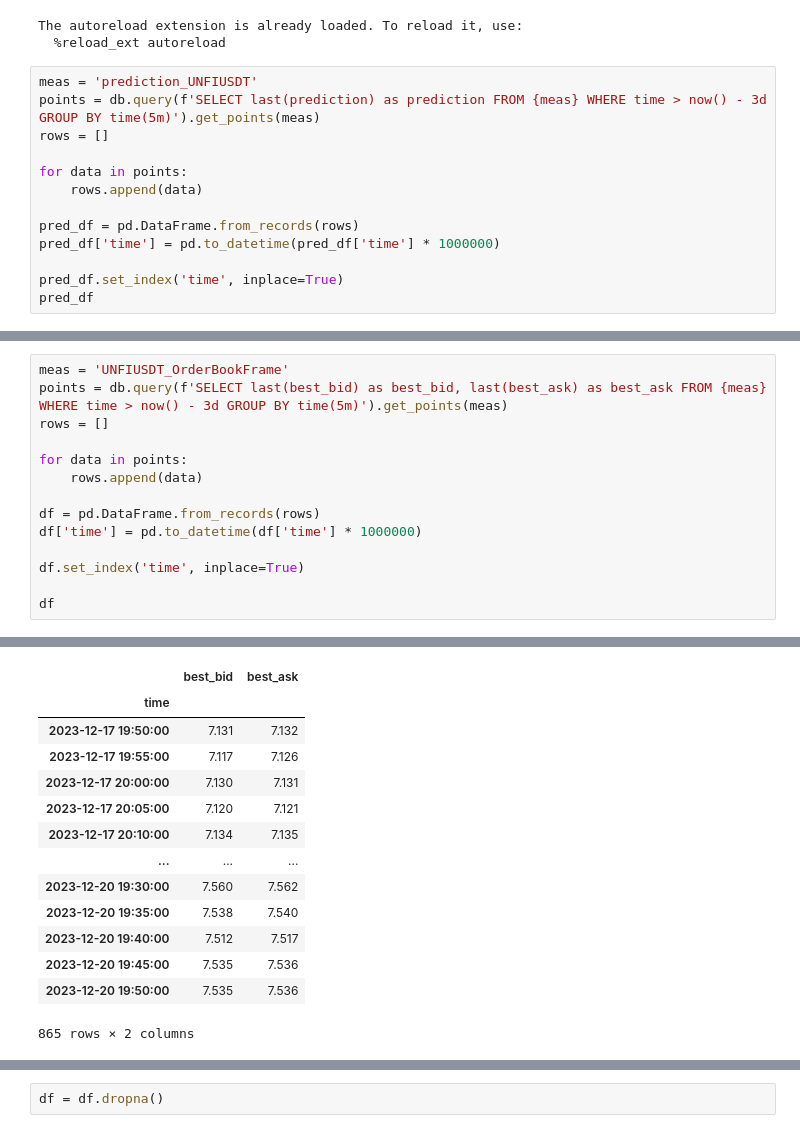
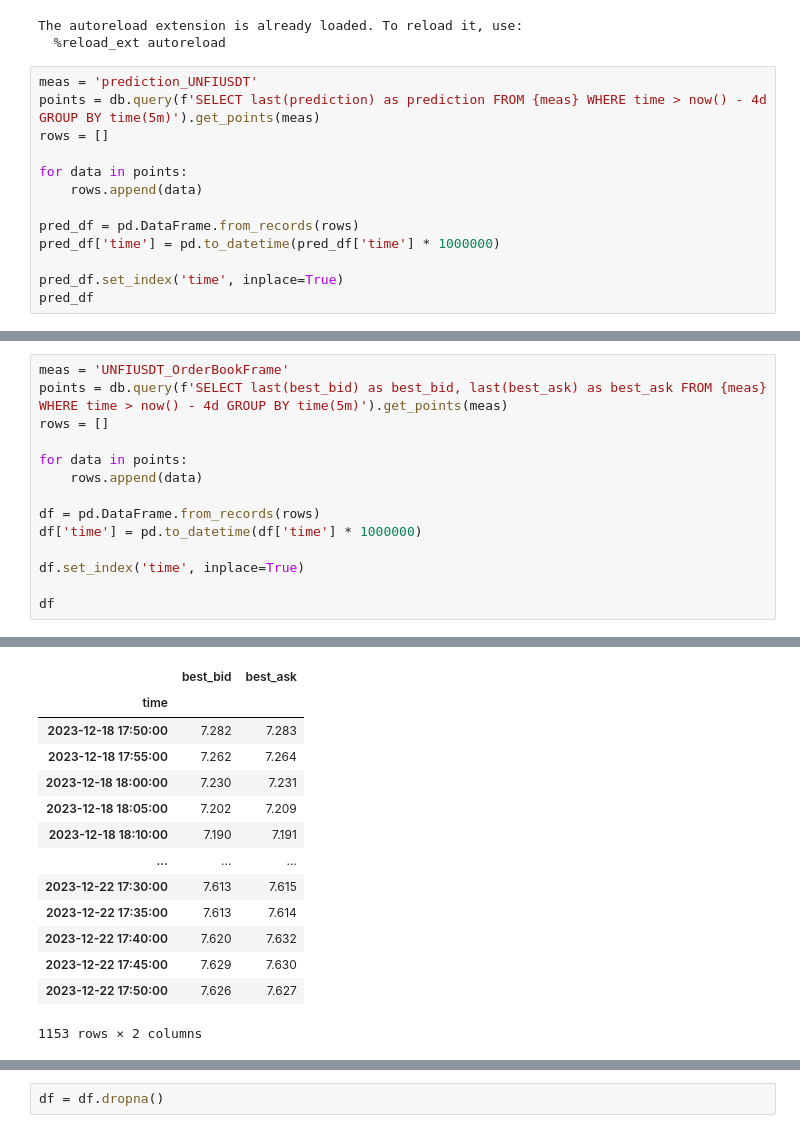
Before and after one commit to joliveros/exchange-data, a Jupyter notebook: notebooks/Predictions PNL.ipynb, the cells around one changed output, grey strips where cells are left out. Saved outputs shown, nothing was run; the diff lists cells and outputs as text.

```diff
--- a/notebooks/Predictions PNL.ipynb
+++ b/notebooks/Predictions PNL.ipynb
@@ -42,7 +42,7 @@ The autoreload extension is already loaded. To reload it, use:
   %reload_ext autoreload
 # %%
 meas = 'prediction_UNFIUSDT'
-points = db.query(f'SELECT last(prediction) as prediction FROM {meas} WHERE time > now() - 3d GROUP BY time(5m)').get_points(meas)
+points = db.query(f'SELECT last(prediction) as prediction FROM {meas} WHERE time > now() - 4d GROUP BY time(5m)').get_points(meas)
 rows = []
 
 for data in points:
@@ -72,6 +72,6 @@ pred_df
 # %%
 meas = 'UNFIUSDT_OrderBookFrame'
-points = db.query(f'SELECT last(best_bid) as best_bid, last(best_ask) as best_ask FROM {meas} WHERE time > now() - 3d GROUP BY time(5m)').get_points(meas)
+points = db.query(f'SELECT last(best_bid) as best_bid, last(best_ask) as best_ask FROM {meas} WHERE time > now() - 4d GROUP BY time(5m)').get_points(meas)
 rows = []
 
 for data in points:
@@ -88,17 +88,17 @@ df
 |  | best_bid | best_ask |
 | time |  |  |
-| 2023-12-17 19:50:00 | 7.131 | 7.132 |
-| 2023-12-17 19:55:00 | 7.117 | 7.126 |
-| 2023-12-17 20:00:00 | 7.130 | 7.131 |
-| 2023-12-17 20:05:00 | 7.120 | 7.121 |
-| 2023-12-17 20:10:00 | 7.134 | 7.135 |
+| 2023-12-18 17:50:00 | 7.282 | 7.283 |
+| 2023-12-18 17:55:00 | 7.262 | 7.264 |
+| 2023-12-18 18:00:00 | 7.230 | 7.231 |
+| 2023-12-18 18:05:00 | 7.202 | 7.209 |
+| 2023-12-18 18:10:00 | 7.190 | 7.191 |
 | ... | ... | ... |
-| 2023-12-20 19:30:00 | 7.560 | 7.562 |
-| 2023-12-20 19:35:00 | 7.538 | 7.540 |
-| 2023-12-20 19:40:00 | 7.512 | 7.517 |
-| 2023-12-20 19:45:00 | 7.535 | 7.536 |
-| 2023-12-20 19:50:00 | 7.535 | 7.536 |
+| 2023-12-22 17:30:00 | 7.613 | 7.615 |
+| 2023-12-22 17:35:00 | 7.613 | 7.614 |
+| 2023-12-22 17:40:00 | 7.620 | 7.632 |
+| 2023-12-22 17:45:00 | 7.629 | 7.630 |
+| 2023-12-22 17:50:00 | 7.626 | 7.627 |
-865 rows × 2 columns
+1153 rows × 2 columns
 # %%
 df['prediction'] = pred_df['prediction']
 df
```
Also changed, not shown: parts of 4 cells of this notebook, 3 other files.
